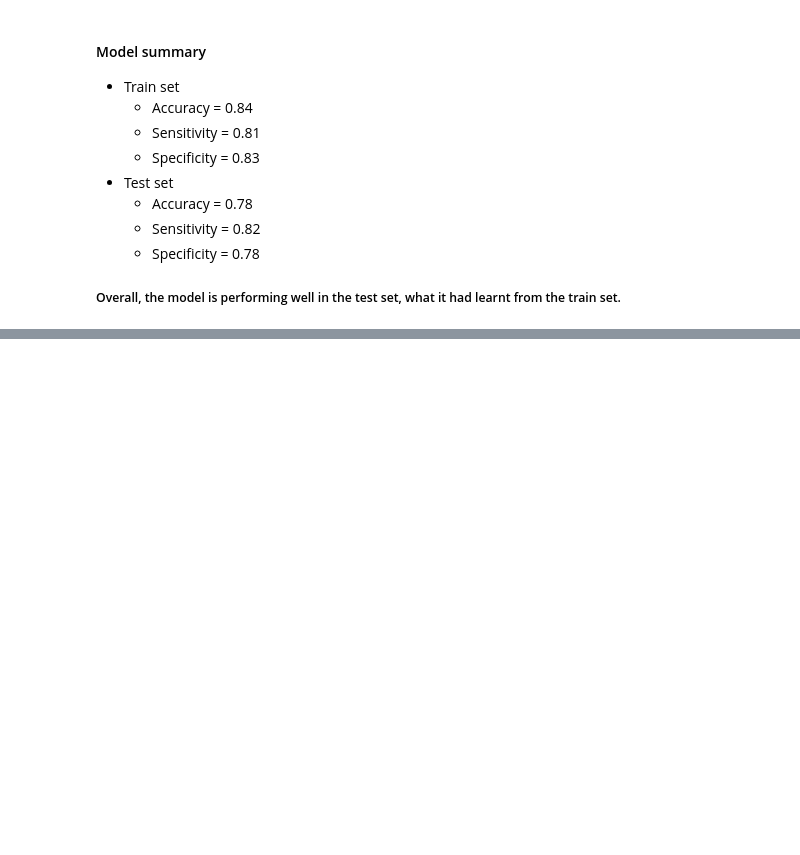
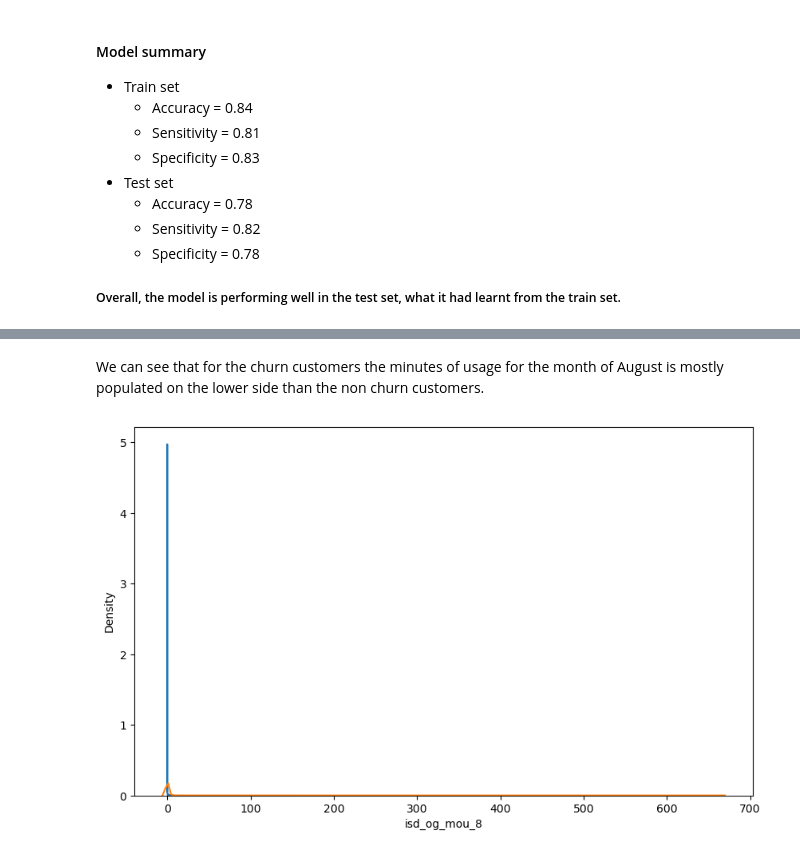
Before and after one commit to burakarabacioglu/Vodafone-ML-Internship-Portfolio, a Jupyter notebook: Customer_Churn_Prediction/churn_prediction.ipynb, the cells around one changed output, grey strips where cells are left out. Saved outputs shown, nothing was run; the diff lists cells and outputs as text; code cells hidden in the pictures; blank space fills up the shorter version.

```diff
--- a/Customer_Churn_Prediction/churn_prediction.ipynb
+++ b/Customer_Churn_Prediction/churn_prediction.ipynb
@@ -1843,0 +1880,10 @@ Specificity:- 0.6720269259536276
+# %% [markdown]
+We can see that for the churn customers the minutes of usage for the month of August is mostly populated on the lower side than the non churn customers.
+# %%
+# Plotting isd_og_mou_8 predictor for churn and not churn customers
+fig = plt.figure(figsize=(10,6))
+sns.distplot(data_churn['isd_og_mou_8'],label='churn',hist=False)
+sns.distplot(data_non_churn['isd_og_mou_8'],label='not churn',hist=False)
+plt.show()
+# %% [output]
+[figure, added]
```
Also changed, not shown: parts of 9 cells of this notebook.
